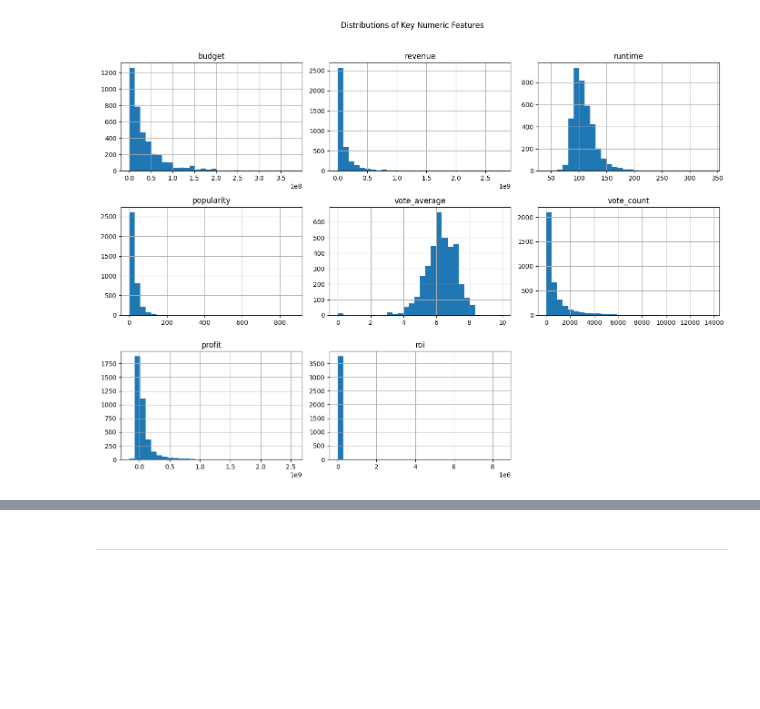
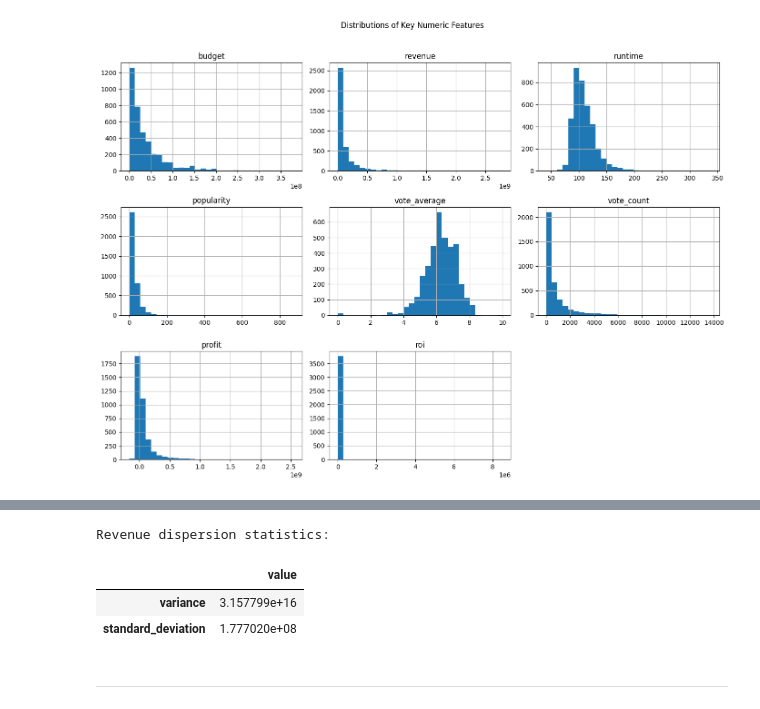
Before and after one commit to Isaac-Ola212/Movie-Revenue-and-Success-Prediction, a Jupyter notebook: Research/EDA.ipynb, the cells around one changed output, grey strips where cells are left out. Drawn from its saved outputs; the diff is of its cells as text; code cells hidden in the pictures; blank space fills up the shorter version.

```diff
--- a/Research/EDA.ipynb
+++ b/Research/EDA.ipynb
@@ -255,2 +272,18 @@ else:
+# %%
+# Calculate variance and standard deviation for revenue
+revenue_dispersion = pd.Series(
+    {
+        "variance": df["revenue"].var(),
+        "standard_deviation": df["revenue"].std(),
+    }
+).round(2)
+
+print("Revenue dispersion statistics:")
+display(revenue_dispersion.to_frame(name="value"))
+# %% [output]
+Revenue dispersion statistics:
+|  | value |
+| variance | 3.157799e+16 |
+| standard_deviation | 1.777020e+08 |
 # %% [markdown]
 ---
```
Also changed, not shown: parts of 7 cells of this notebook, 1 other file.
